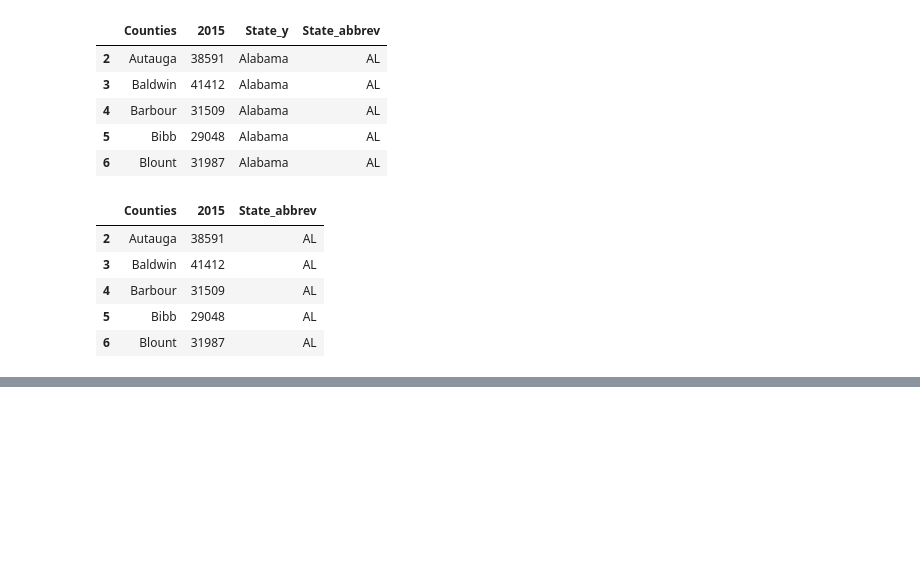
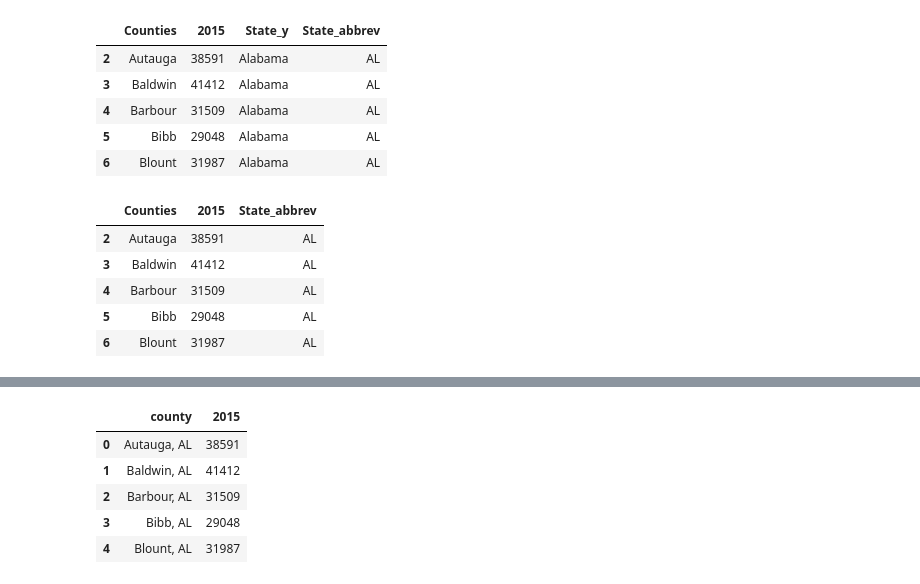
Before and after one commit to natashacrosby/Project_1, a Jupyter notebook: Income_Data_Project_1.ipynb, the cells around one changed output, grey strips where cells are left out. Cells and saved outputs as stored; diff of their text form; code cells hidden in the pictures; blank space fills up the shorter version.

```diff
--- a/Income_Data_Project_1.ipynb
+++ b/Income_Data_Project_1.ipynb
@@ -260,2 +280,12 @@ income_data_clean = income_data_clean.reset_index(drop = True)
+# %%
+income_data_clean = income_data_clean[["county", "2015"]]
+income_data_clean.head()
+# %% [output]
+|  | county | 2015 |
+| 0 | Autauga, AL | 38591 |
+| 1 | Baldwin, AL | 41412 |
+| 2 | Barbour, AL | 31509 |
+| 3 | Bibb, AL | 29048 |
+| 4 | Blount, AL | 31987 |
 # %%
 income_data_clean.to_csv("income_data_clean")
```
Also changed, not shown: parts of 2 cells of this notebook, 1 other file.
